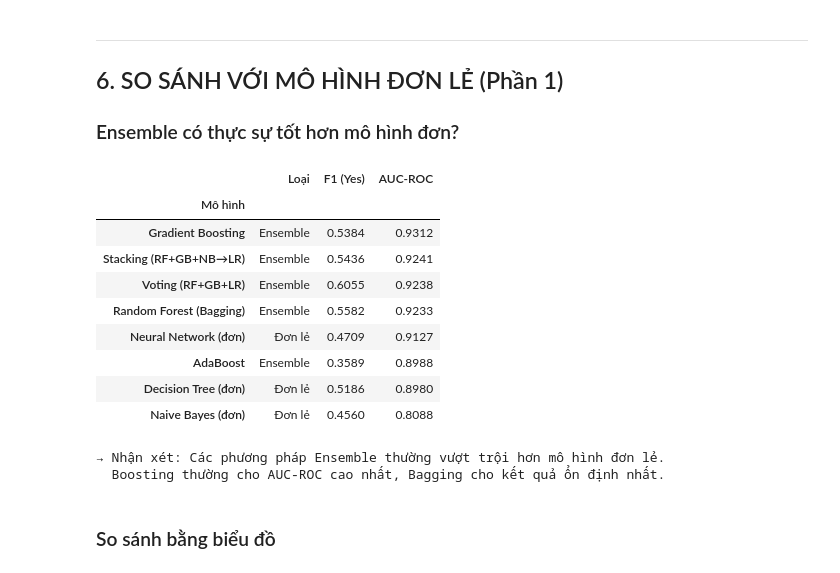
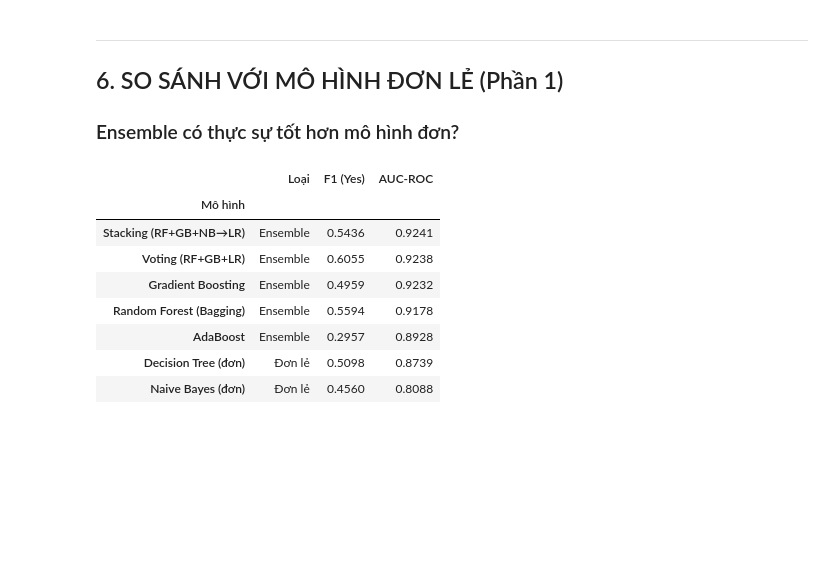
Before and after one commit to kkyaha/Forecast, a Jupyter notebook: practice/PTDLDB_week6_EnsembleLearning.ipynb, the cells around one changed output. Drawn from its saved outputs; the diff is of its cells as text; code cells hidden in the pictures; blank space fills up the shorter version.

```diff
--- a/practice/PTDLDB_week6_EnsembleLearning.ipynb
+++ b/practice/PTDLDB_week6_EnsembleLearning.ipynb
@@ -120,11 +115,8 @@ Số đặc trưng: 42
 # %%
 # Random Forest không cần chuẩn hóa
 rf_model = RandomForestClassifier(
-    n_estimators=300,         # Số cây trong rừng
-    max_depth=12,             # Giới hạn độ sâu mỗi cây
-    min_samples_split=30,     # Ít nhất 30 mẫu để chia nút
-    min_samples_leaf=10,      # Ít nhất 10 mẫu mỗi lá
-    max_features='sqrt',      # Mỗi lần chia, chỉ xét √p đặc trưng ngẫu nhiên
+    n_estimators=50,         # Số cây trong rừng
+    max_depth=5,             # Giới hạn độ sâu mỗi cây
     class_weight='balanced',  # Xử lý mất cân bằng lớp
     n_jobs=-1,                # Dùng tất cả CPU cores
     random_state=42
@@ -160,12 +152,12 @@ feat_imp = pd.Series(rf_model.feature_importances_, index=X.columns).sort_values
 fig, ax = plt.subplots(figsize=(10, 6))
 feat_imp.head(15).plot(kind='barh', ax=ax, color='forestgreen', edgecolor='white')
 ax.set_xlabel('Feature Importance (Mean Decrease Impurity)')
-ax.set_title('Top 15 đặc trưng quan trọng — Random Forest (300 cây)', fontweight='bold')
+ax.set_title('Top 15 đặc trưng quan trọng — Random Forest (100 cây)', fontweight='bold')
 ax.invert_yaxis()
 plt.tight_layout()
 plt.show()
 
 print("\nSo sánh với Decision Tree đơn lẻ (Phần 1):")
-print("→ Random Forest cho Feature Importance ổn định hơn vì trung bình từ 300 cây.")
+print("→ Random Forest cho Feature Importance ổn định hơn vì trung bình từ 100 cây.")
 print("→ Giảm thiên kiến (bias) của việc chỉ dựa vào 1 cây duy nhất.")
 # %% [output]
@@ -225,12 +180,9 @@ print("  Đây là ưu điểm cốt lõi của Bagging so với Decision Tree
 ### 3.1. Gradient Boosting
 # %%
 gb_model = GradientBoostingClassifier(
-    n_estimators=200,         # Số bước boosting
-    learning_rate=0.1,        # Tốc độ học — nhỏ hơn → cần nhiều cây hơn nhưng tốt hơn
-    max_depth=4,              # Cây nông (weak learner) — khác với Random Forest
-    min_samples_split=50,
-    min_samples_leaf=20,
-    subsample=0.8,            # Lấy 80% mẫu mỗi bước → Stochastic Gradient Boosting
+    n_estimators=100,         # Số cây (số bước boosting)
+    learning_rate=0.1,        # Tốc độ học
+    max_depth=3,              # Cây nông (weak learner) — khác với Random Forest
     random_state=42
 )
 
@@ -258,10 +210,9 @@ weighted avg       0.90      0.91      0.90      9043
 ### 3.2. AdaBoost (Adaptive Boosting)
 # %%
 ada_model = AdaBoostClassifier(
-    estimator=DecisionTreeClassifier(max_depth=2),  # Cây rất nông (stump-like)
-    n_estimators=200,
+    estimator=DecisionTreeClassifier(max_depth=2),  # Cây rất nông (weak learner)
+    n_estimators=100,
     learning_rate=0.1,
-    # Không truyền 'algorithm': từ scikit-learn 1.6, SAMME.R đã bị gỡ bỏ và SAMME là thuật toán duy nhất
     random_state=42
 )
 
@@ -512,64 +421,48 @@ plt.show()
 ### Ensemble có thực sự tốt hơn mô hình đơn?
 # %%
 # Huấn luyện lại các mô hình đơn để so sánh trực tiếp
-from sklearn.neural_network import MLPClassifier
-
 single_models = {
-    'Decision Tree (đơn)': DecisionTreeClassifier(
-        max_depth=8, min_samples_split=50, min_samples_leaf=20,
-        class_weight='balanced', random_state=42
-    ),
+    'Decision Tree (đơn)': DecisionTreeClassifier(max_depth=8, class_weight='balanced', random_state=42),
     'Naive Bayes (đơn)': GaussianNB(),
-    'Neural Network (đơn)': MLPClassifier(
-        hidden_layer_sizes=(128, 64, 32), activation='relu',
-        max_iter=300, early_stopping=True, random_state=42
-    ),
 }
 
 comparison = []
 
 for name, model in single_models.items():
-    if 'Neural' in name or 'Naive' in name:
+    if 'Naive' in name:
         model.fit(X_train_scaled, y_train)
+        y_pred_temp = model.predict(X_test_scaled)
         y_prob_temp = model.predict_proba(X_test_scaled)[:, 1]
     else:
         model.fit(X_train, y_train)
+        y_pred_temp = model.predict(X_test)
         y_prob_temp = model.predict_proba(X_test)[:, 1]
-    y_pred_temp = model.predict(X_test_scaled if ('Neural' in name or 'Naive' in name) else X_test)
     comparison.append({
         'Mô hình': name,
         'Loại': 'Đơn lẻ',
         'F1 (Yes)': f1_score(y_test, y_pred_temp),
         'AUC-ROC': roc_auc_score(y_test, y_prob_temp),
     })
 
 # Thêm các ensemble
 for name, (y_pred, y_prob, _) in all_models.items():
     comparison.append({
         'Mô hình': name,
         'Loại': 'Ensemble',
         'F1 (Yes)': f1_score(y_test, y_pred),
         'AUC-ROC': roc_auc_score(y_test, y_prob),
     })
 
 df_compare = pd.DataFrame(comparison).set_index('Mô hình')
 df_compare = df_compare.sort_values('AUC-ROC', ascending=False)
 display(df_compare.style.format({'F1 (Yes)': '{:.4f}', 'AUC-ROC': '{:.4f}'}))
-
-print("\n→ Nhận xét: Các phương pháp Ensemble thường vượt trội hơn mô hình đơn lẻ.")
-print("  Boosting thường cho AUC-ROC cao nhất, Bagging cho kết quả ổn định nhất.")
 # %% [output]
 |  | Loại | F1 (Yes) | AUC-ROC |
 | Mô hình |  |  |  |
-| Gradient Boosting | Ensemble | 0.5384 | 0.9312 |
 | Stacking (RF+GB+NB→LR) | Ensemble | 0.5436 | 0.9241 |
 | Voting (RF+GB+LR) | Ensemble | 0.6055 | 0.9238 |
-| Random Forest (Bagging) | Ensemble | 0.5582 | 0.9233 |
-| Neural Network (đơn) | Đơn lẻ | 0.4709 | 0.9127 |
-| AdaBoost | Ensemble | 0.3589 | 0.8988 |
-| Decision Tree (đơn) | Đơn lẻ | 0.5186 | 0.8980 |
+| Gradient Boosting | Ensemble | 0.4959 | 0.9232 |
+| Random Forest (Bagging) | Ensemble | 0.5594 | 0.9178 |
+| AdaBoost | Ensemble | 0.2957 | 0.8928 |
+| Decision Tree (đơn) | Đơn lẻ | 0.5098 | 0.8739 |
 | Naive Bayes (đơn) | Đơn lẻ | 0.4560 | 0.8088 |
-→ Nhận xét: Các phương pháp Ensemble thường vượt trội hơn mô hình đơn lẻ.
-  Boosting thường cho AUC-ROC cao nhất, Bagging cho kết quả ổn định nhất.
-# %% [markdown]
-### So sánh bằng biểu đồ
```
Also changed, not shown: parts of 17 cells of this notebook, 10 other files.
